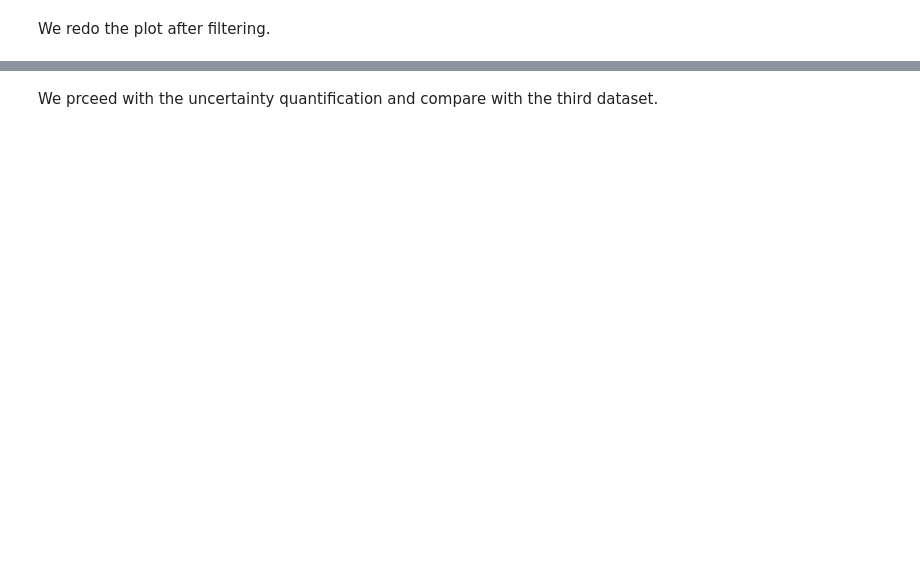
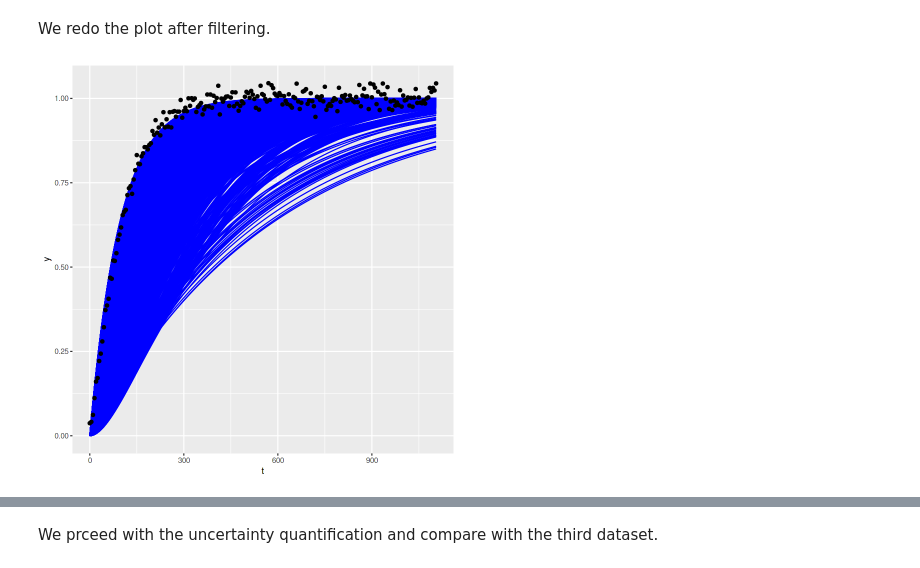
Before and after one commit to icpm-kth/uqsa, a Jupyter notebook: UQ.ipynb, the cells around one changed output, grey strips where cells are left out. Saved outputs shown, nothing was run; the diff lists cells and outputs as text; code cells hidden in the pictures; blank space fills up the shorter version.

```diff
--- a/UQ.ipynb
+++ b/UQ.ipynb
@@ -382,5 +382,7 @@ head(draws)
 # %% [markdown]
 We redo the plot after filtering.
 # %%
-plotDataAndSimulations(draws, experiments[1], parMap, nCores)
+plotDataAndSimulations(Sample$draws, experiments[1], parMap, nCores)
+# %% [output]
+[figure, added]
 # %%
```
Also changed, not shown: parts of 18 cells of this notebook, 4 other files.
